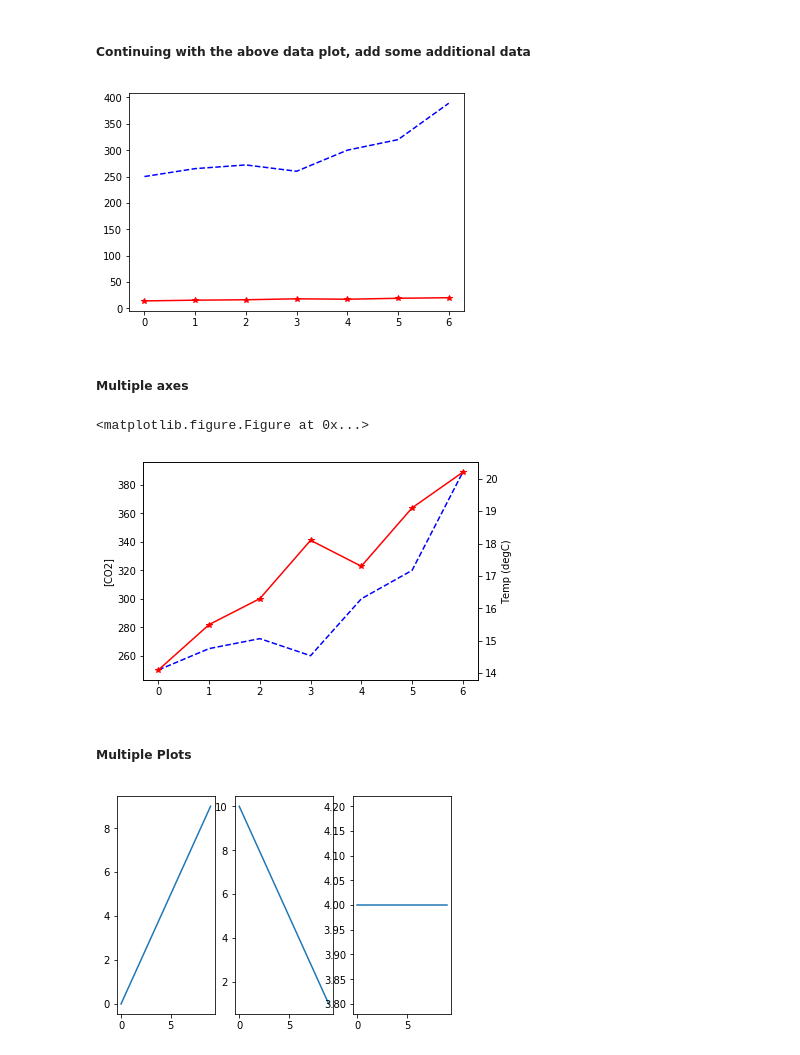
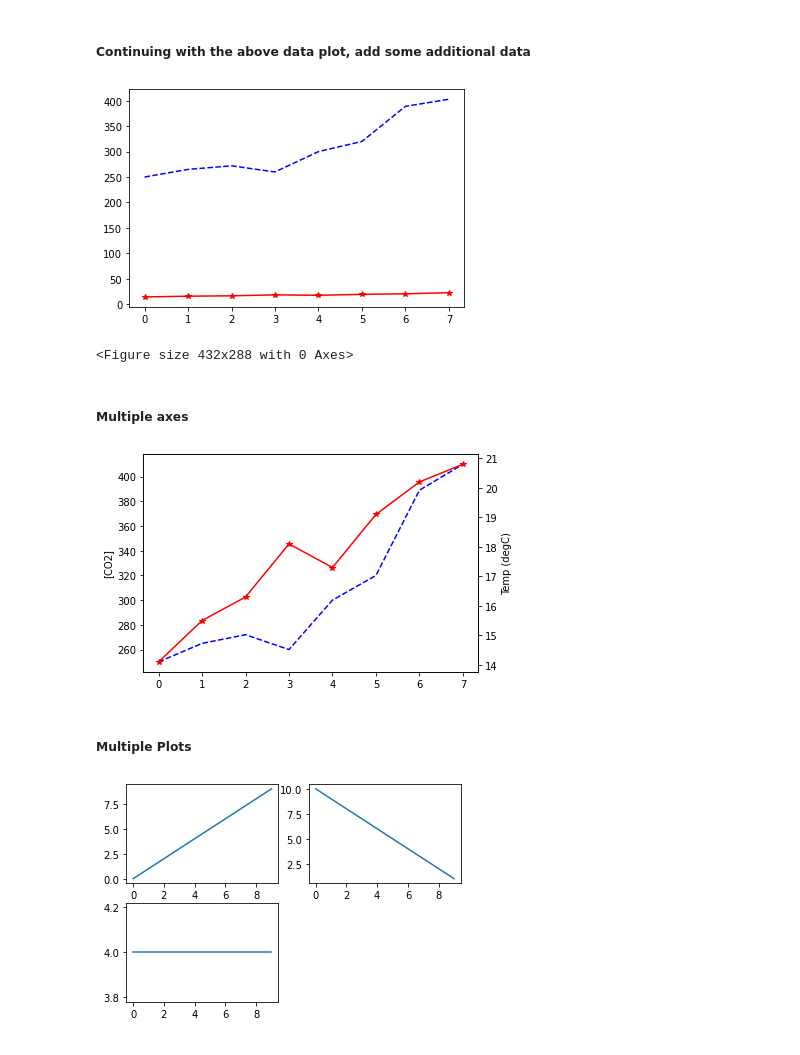
Before and after one commit to navagg/ML_notebooks, a Jupyter notebook: 5_matplotlib.ipynb, the cells around one changed output. Cells and saved outputs as stored; diff of their text form; code cells hidden in the pictures.

```diff
--- a/5_matplotlib.ipynb
+++ b/5_matplotlib.ipynb
@@ -60,43 +67,43 @@ plt.show()
 # %% [markdown]
 ##### Continuing with the above data plot, add some additional data
 # %%
-temp = [14.1, 15.5, 16.3, 18.1, 17.3, 19.1, 20.2]
+temp = [14.1, 15.5, 16.3, 18.1, 17.3, 19.1, 20.2, 22.4]
 plt.plot(times, co2, 'b--', times, temp, 'r*-')
 plt.show()
 plt.savefig("co2_temp.pdf")
 # %% [output]
-[figure, old version]
+[figure, new version]
+<Figure size 432x288 with 0 Axes>
 # %% [markdown]
 ##### Multiple axes
 # %%
 fig, ax1 = plt.subplots()
-#times = range(7)
-#>>> co2 = [250, 265, 272, 260, 300, 320, 389]
+times = range(8)
+co2 = [250, 265, 272, 260, 300, 320, 389, 410]
 ax1.plot(times, co2, "b--")
 ax1.set_ylabel("[CO2]")
 ax2 = ax1.twinx()
-temp = [14.1, 15.5, 16.3, 18.1, 17.3, 19.1, 20.2]
+temp = [14.1, 15.5, 16.3, 18.1, 17.3, 19.1, 20.2, 20.8]
 ax2.plot(times, temp, "r*-")
 ax2.set_ylabel("Temp (degC)")
 plt.show()
 # %% [output]
-<matplotlib.figure.Figure at 0x...>
-[figure, old version]
+[figure, new version]
 # %% [markdown]
 ##### Multiple Plots
 # %%
-plt.subplot(1, 3, 1)
+plt.subplot(2, 2, 1)
 x = range(0, 10, 1)
 plt.plot(x)
-plt.subplot(1, 3, 2)
+plt.subplot(2, 2, 2)
 y = range(10, 0, -1)
 plt.plot(y)
-plt.subplot(1, 3, 3)
+plt.subplot(2, 2, 3)
 z = [4] * 10
 plt.plot(z)
 plt.show()
 # %% [output]
-[figure, old version]
+[figure, new version]
 # %%
 import numpy as np
 import matplotlib.pyplot as plt
```
Also changed, not shown: parts of 23 cells of this notebook, 9 other files.
